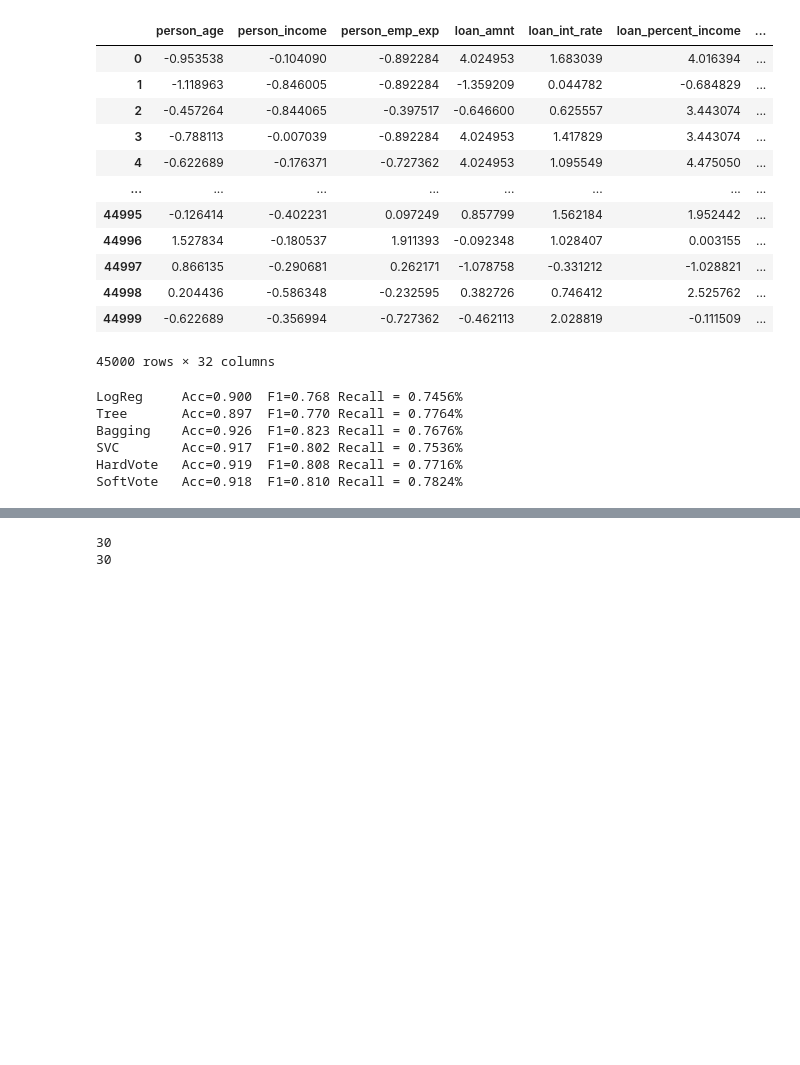
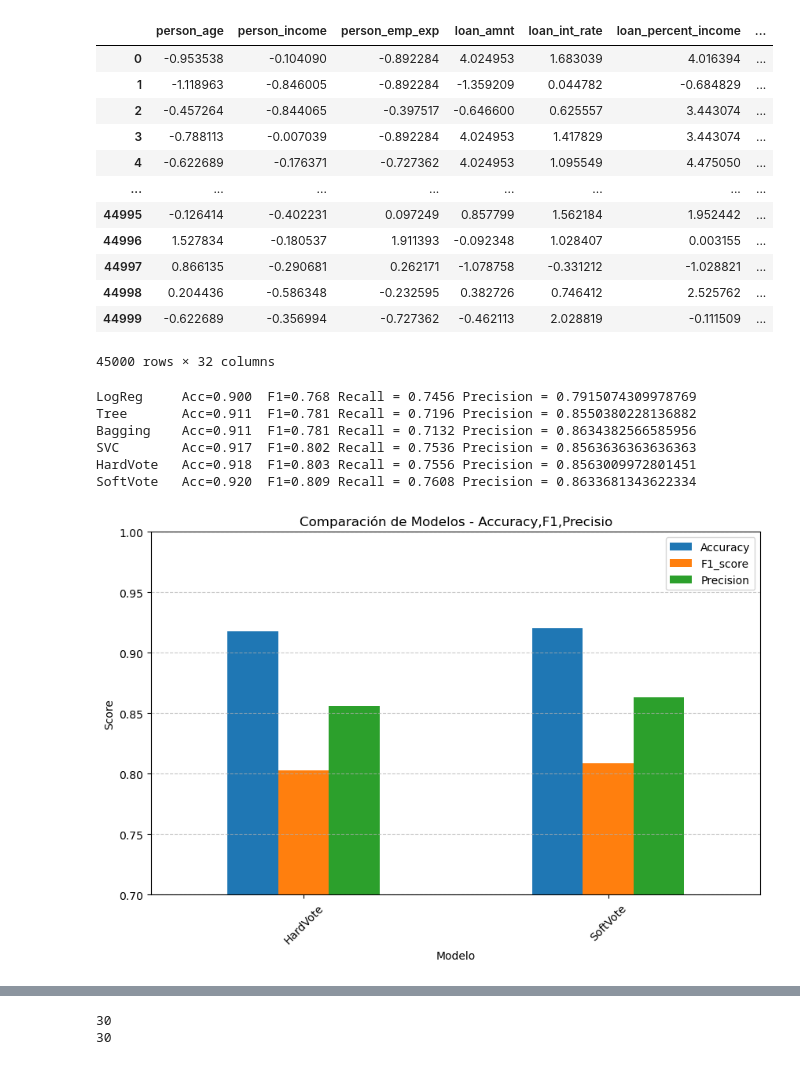
Before and after one commit to Flaviongas/Ensemble_ML, a Jupyter notebook: Ensemble.ipynb, the cells around one changed output, grey strips where cells are left out. Drawn from its saved outputs; the diff is of its cells as text; code cells hidden in the pictures; blank space fills up the shorter version.

```diff
--- a/Ensemble.ipynb
+++ b/Ensemble.ipynb
@@ -160,16 +171,12 @@ X = df_to_train.drop('loan_status', axis=1)
 
 X_train, X_test, y_train, y_test = train_test_split(X, y, test_size=0.25, random_state=42, stratify=y)
 # %%
-from sklearn.ensemble import VotingClassifier, RandomForestClassifier, BaggingClassifier
-from sklearn.linear_model import LogisticRegression
-from sklearn.svm import SVC
-from sklearn.tree import DecisionTreeClassifier
-from sklearn.metrics import accuracy_score,f1_score,recall_score
+
 
 metricas = []
-
+matrices = []
 log_clf = LogisticRegression(random_state=42)
-tree_clf = DecisionTreeClassifier(max_depth=None, random_state=42)
+tree_clf = DecisionTreeClassifier(max_depth=5, random_state=42)
 svc_clf = SVC(kernel="rbf", gamma="scale", probability=True, random_state=42)  # probability=True habilita soft voting
 
 
@@ -193,13 +200,29 @@ for name, clf in [("LogReg", log_clf), ("Tree", tree_clf), ("Bagging", bagging),
     acc = accuracy_score(y_test, y_pred)
     f1 = f1_score(y_test, y_pred)
     rec = recall_score(y_test, y_pred)
-    resultados = {'Modelo': name,'Accuracy':acc,'F1_score':f1,'Recall':rec}
+    precision = precision_score(y_test, y_pred)
+    resultados = {'Modelo': name,'Accuracy':acc,'F1_score':f1,'Recall':rec,'Precision':precision}
     metricas.append(resultados)
-    print(f"{name:9s}  Acc={acc:.3f}  F1={f1:.3f} Recall = {rec}%")
+    print(f"{name:9s}  Acc={acc:.3f}  F1={f1:.3f} Recall = {rec} Precision = {precision}")
+    matriz = confusion_matrix(y_test, y_pred)
+    matrices.append({'nombre':name,'modelo': clf,'matriz':matriz})
 # %% [output]
-LogReg     Acc=0.900  F1=0.768 Recall = 0.7456%
-Tree       Acc=0.897  F1=0.770 Recall = 0.7764%
-Bagging    Acc=0.926  F1=0.823 Recall = 0.7676%
-SVC        Acc=0.917  F1=0.802 Recall = 0.7536%
-HardVote   Acc=0.919  F1=0.808 Recall = 0.7716%
-SoftVote   Acc=0.918  F1=0.810 Recall = 0.7824%
+LogReg     Acc=0.900  F1=0.768 Recall = 0.7456 Precision = 0.7915074309978769
+Tree       Acc=0.911  F1=0.781 Recall = 0.7196 Precision = 0.8550380228136882
+Bagging    Acc=0.911  F1=0.781 Recall = 0.7132 Precision = 0.8634382566585956
+SVC        Acc=0.917  F1=0.802 Recall = 0.7536 Precision = 0.8563636363636363
+HardVote   Acc=0.918  F1=0.803 Recall = 0.7556 Precision = 0.8563009972801451
+SoftVote   Acc=0.920  F1=0.809 Recall = 0.7608 Precision = 0.8633681343622334
+# %%
+df_metricas = pd.DataFrame(metricas)
+
+ax = df_metricas[df_metricas['Modelo'].isin(['HardVote', 'SoftVote'])].plot(x="Modelo", y=["Accuracy", "F1_score","Precision"], kind="bar", figsize=(10,6))
+plt.title("Comparación de Modelos - Accuracy,F1,Precisio")
+plt.ylabel("Score")
+plt.xticks(rotation=45)
+plt.ylim(0.7, 1.0)
+plt.legend(["Accuracy", "F1_score","Precision"])
+plt.grid(axis="y", linestyle="--", alpha=0.7)
+plt.show()
+# %% [output]
+[figure, added]
```
Also changed, not shown: parts of 11 cells of this notebook.
